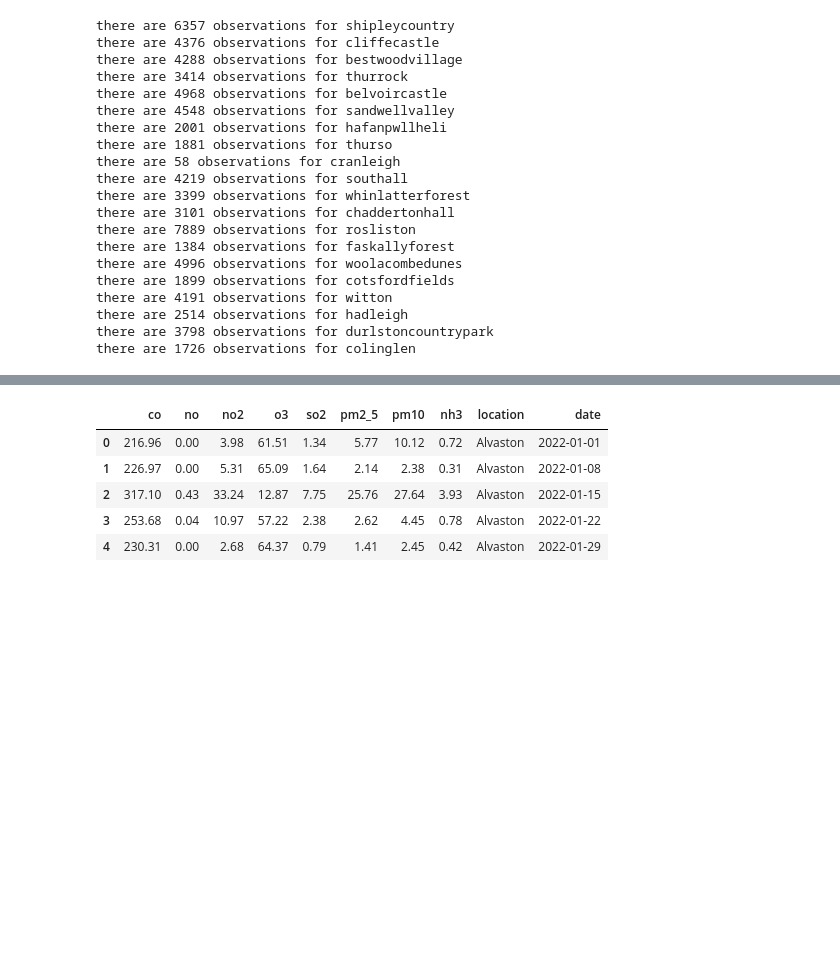
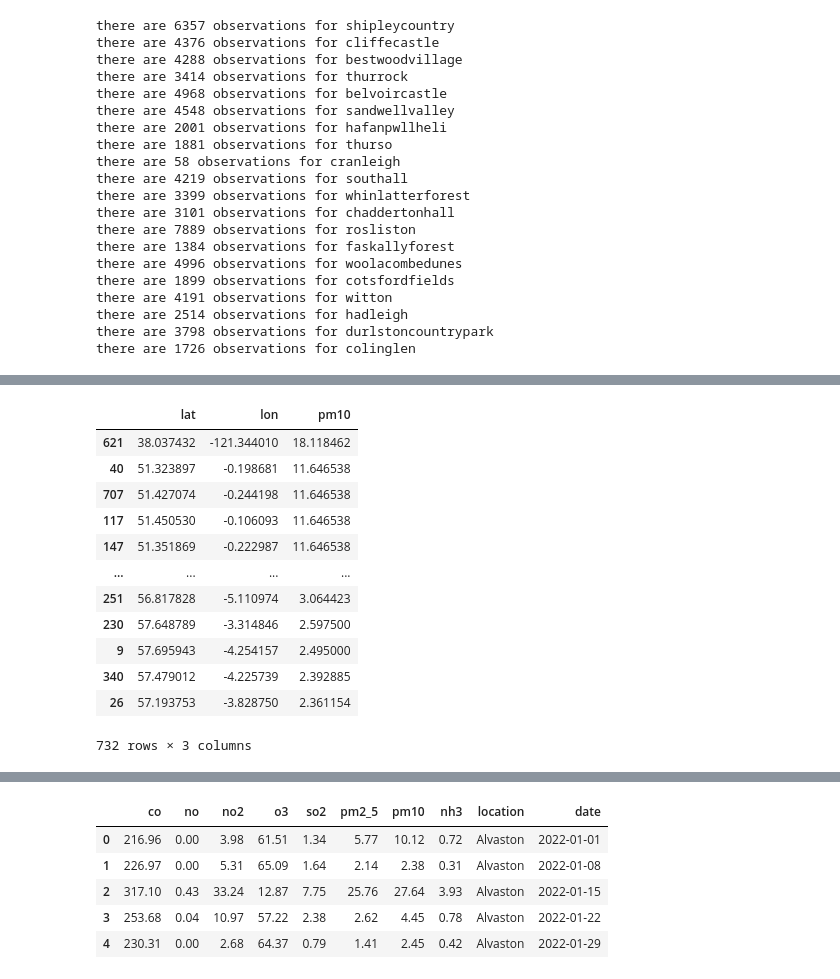
Before and after one commit to jyirrell/capstone, a Jupyter notebook: Capstone_full_notebook.ipynb, the cells around one changed output, grey strips where cells are left out. Saved outputs shown, nothing was run; the diff lists cells and outputs as text; code cells hidden in the pictures; blank space fills up the shorter version.

```diff
--- a/Capstone_full_notebook.ipynb
+++ b/Capstone_full_notebook.ipynb
@@ -833,0 +881,28 @@ ukmap
+# %%
+# reset index and create a new df by merging the parkrun df to include lat & lon
+df2 = ave_df.reset_index()
+df2 = pd.merge(df2, parkrun, on = 'location', how = 'left')
+
+# remove unneeded columns,
+df2.drop(['county', 'first_run', 'Notes'], inplace = True, axis = 1)
+df2.head()
+
+#create a heatmap df to use to create the actual heatmap as folium heatmaps need a df with lat, lon and count/measurement
+heatmap_df = df2.sort_values(by ="pm10", ascending = False)
+heatmap_df = heatmap_df[['lat', 'lon', 'pm10']]
+heatmap_df.dropna(inplace = True)
+heatmap_df
+# %% [output]
+|  | lat | lon | pm10 |
+| 621 | 38.037432 | -121.344010 | 18.118462 |
+| 40 | 51.323897 | -0.198681 | 11.646538 |
+| 707 | 51.427074 | -0.244198 | 11.646538 |
+| 117 | 51.450530 | -0.106093 | 11.646538 |
+| 147 | 51.351869 | -0.222987 | 11.646538 |
+| ... | ... | ... | ... |
+| 251 | 56.817828 | -5.110974 | 3.064423 |
+| 230 | 57.648789 | -3.314846 | 2.597500 |
+| 9 | 57.695943 | -4.254157 | 2.495000 |
+| 340 | 57.479012 | -4.225739 | 2.392885 |
+| 26 | 57.193753 | -3.828750 | 2.361154 |
+732 rows × 3 columns
```
Also changed, not shown: parts of 12 cells of this notebook, 3 other files.
